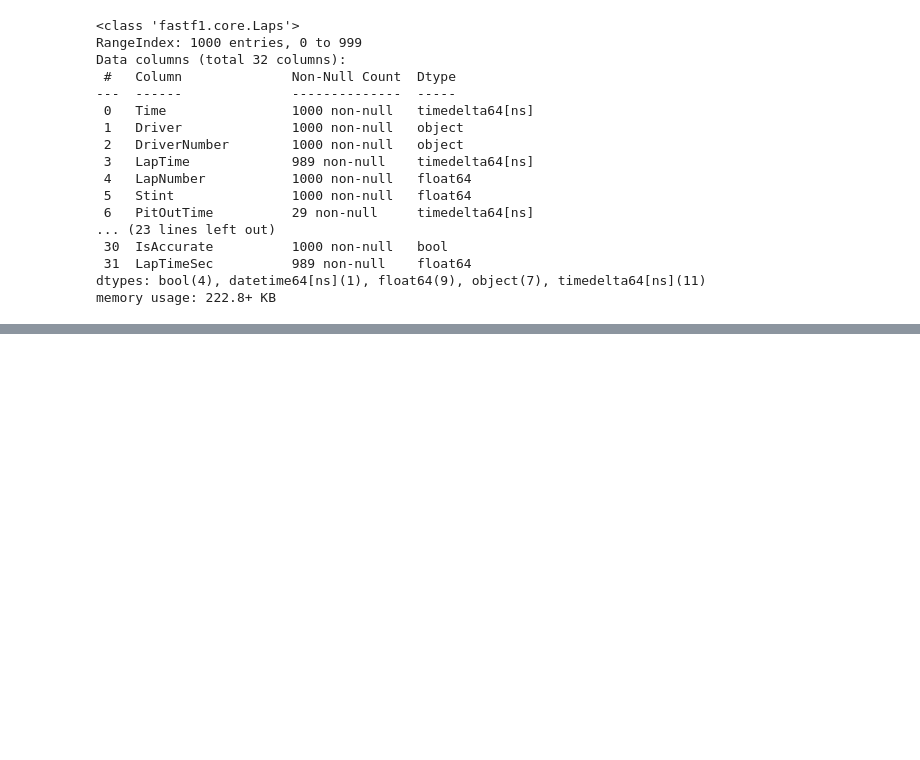
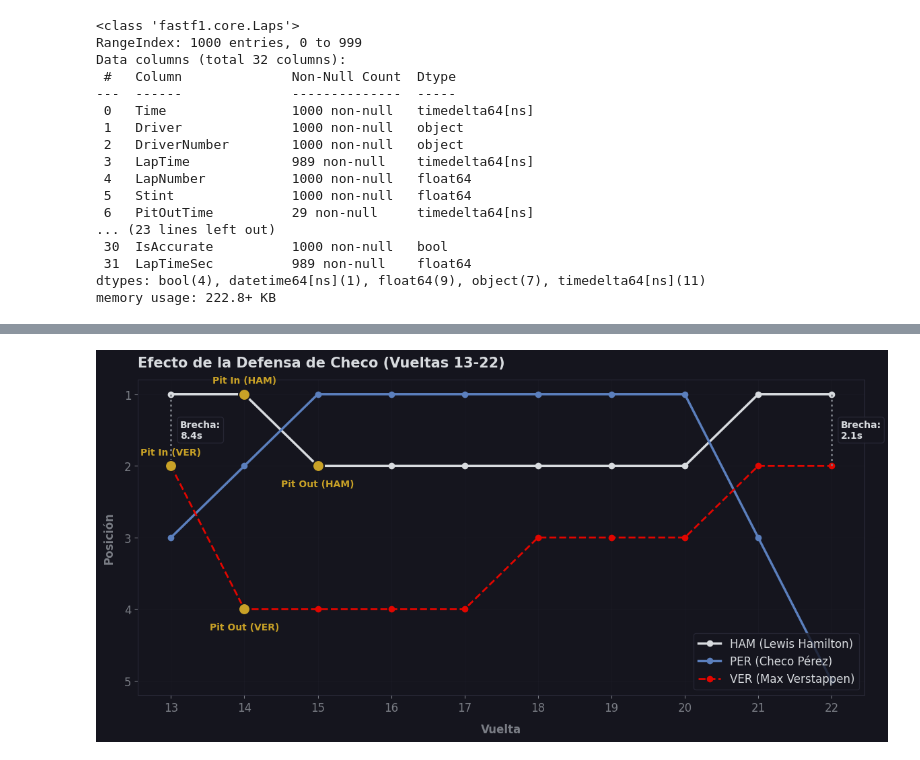
Before and after one commit to josgarciave/f1-data-science, a Jupyter notebook: notebooks/eda_abu_dhabi.ipynb, the cells around one changed output, grey strips where cells are left out. Cells and saved outputs as stored; diff of their text form; code cells hidden in the pictures; blank space fills up the shorter version.

```diff
--- a/notebooks/eda_abu_dhabi.ipynb
+++ b/notebooks/eda_abu_dhabi.ipynb
@@ -306,0 +171,92 @@ Guardada: ../graficas_abu_dhabi_2021\ritmo_ver_ham_abu_dhabi_2021.png
+# %%
+# Crear la figura
+fig, ax = plt.subplots(figsize=(12, 6))
+
+# Datos individuales de cada piloto
+ham_data = foc[foc["Driver"] == "HAM"].sort_values("LapNumber")
+per_data = foc[foc["Driver"] == "PER"].sort_values("LapNumber")
+ver_data = foc[foc["Driver"] == "VER"].sort_values("LapNumber")
+
+# 1. Trazar las posiciones (Líneas)
+ax.plot(ham_data["LapNumber"], ham_data["Position"], color=SILVER,
+        linewidth=2.5, marker='o', label="HAM (Lewis Hamilton)")
+
+ax.plot(per_data["LapNumber"], per_data["Position"], color=PEREZ_BLUE,
+        linewidth=2.5, marker='o', label="PER (Checo Pérez)")
+
+ax.plot(ver_data["LapNumber"], ver_data["Position"], color=F1_RED,
+        linewidth=2, linestyle='--', marker='o', label="VER (Max Verstappen)")
+
+# 2. Detectar Pit In y Pit Out y trazar textos y puntos amarillos
+def dibujar_pits(datos_piloto, nombre):
+    pits_in = datos_piloto[datos_piloto["PitInTime"].notna()]
+    for _, fila in pits_in.iterrows():
+        ax.scatter(fila["LapNumber"], fila["Position"], color=ACCENT_GOLD,
+                   s=150, edgecolors=CARBON, linewidths=1.5, zorder=5)
+        ax.annotate(f"Pit In ({nombre})",
+                    (fila["LapNumber"], fila["Position"]),
+                    xytext=(0, 12), textcoords="offset points",
+                    color=ACCENT_GOLD, fontweight='bold', ha='center', fontsize=10)
+
+    pits_out = datos_piloto[datos_piloto["PitOutTime"].notna()]
+    for _, fila in pits_out.iterrows():
+        ax.scatter(fila["LapNumber"], fila["Position"], color=ACCENT_GOLD,
+                   s=150, edgecolors=CARBON, linewidths=1.5, zorder=5)
+        ax.annotate(f"Pit Out ({nombre})",
+                    (fila["LapNumber"], fila["Position"]),
+                    xytext=(0, -22), textcoords="offset points",
+                    color=ACCENT_GOLD, fontweight='bold', ha='center', fontsize=10)
+
+dibujar_pits(ham_data, "HAM")
+dibujar_pits(ver_data, "VER")
+
+# 3. Marcar la diferencia en segundos entre HAM y VER en las vueltas 15 y 22
+for lap_eval in [13, 22]:
+    # Extraemos la posición
+    pos_ham = ham_data.loc[ham_data["LapNumber"] == lap_eval, "Position"].values
+    pos_ver = ver_data.loc[ver_data["LapNumber"] == lap_eval, "Position"].values
+
+    # Extraemos el tiempo acumulado en pista ("Time") para obtener el delta real
+    t_ham = ham_data.loc[ham_data["LapNumber"] == lap_eval, "Time"].values
+    t_ver = ver_data.loc[ver_data["LapNumber"] == lap_eval, "Time"].values
+
+    if len(pos_ham) > 0 and len(pos_ver) > 0 and len(t_ham) > 0 and len(t_ver) > 0:
+        pos_h, pos_v = pos_ham[0], pos_ver[0]
+
+        # Validamos si el tiempo ya está en formato numérico de segundos o en timedelta
+        if isinstance(t_ham[0], (float, int, np.floating)):
+            gap = abs(t_ham[0] - t_ver[0])
+        else:
+            gap = abs(pd.Timedelta(t_ham[0] - t_ver[0]).total_seconds())
+
+        # Dibujamos la línea vertical de conexión
+        ax.plot([lap_eval, lap_eval], [pos_h, pos_v], color=SILVER_DIM, linestyle=':', linewidth=2, zorder=2)
+
+        # Calculamos el medio del eje Y para colocar el texto en el centro
+        mid_y = (pos_h + pos_v) / 2
+        ax.annotate(f"Brecha:\n{gap:.1f}s",
+                    xy=(lap_eval, mid_y),
+                    xytext=(10, 0), textcoords="offset points",
+                    color=SILVER, fontweight="bold", fontsize=10,
+                    bbox=dict(boxstyle="round,pad=0.3", fc=CARBON, ec=GRID_COLOR, alpha=0.8),
+                    va="center")
+
+# Aplicar el estilo base de tu notebook
+style_ax(ax, "Efecto de la Defensa de Checo (Vueltas 13-22)")
+
+# Configuraciones de ejes
+ax.set_xlabel("Vuelta", color=SILVER_DIM, fontweight="bold", labelpad=10)
+ax.set_ylabel("Posición", color=SILVER_DIM, fontweight="bold", labelpad=10)
+
+# Invertimos el eje Y
+ax.invert_yaxis()
+ax.yaxis.set_major_locator(ticker.MaxNLocator(integer=True))
+ax.xaxis.set_major_locator(ticker.MaxNLocator(integer=True))
+
+# Leyenda
+ax.legend(facecolor=CARBON, edgecolor=GRID_COLOR, labelcolor=SILVER, loc="lower right")
+
+# Guardar Grafica
+fig.tight_layout()
+save(fig, "posiciones_v3.png")
+# %% [output]
@@ -306,0 +264 @@ Guardada: ../graficas_abu_dhabi_2021\ritmo_ver_ham_abu_dhabi_2021.png
+[figure, added]
```
Also changed, not shown: parts of 16 cells of this notebook, 8 other files.
